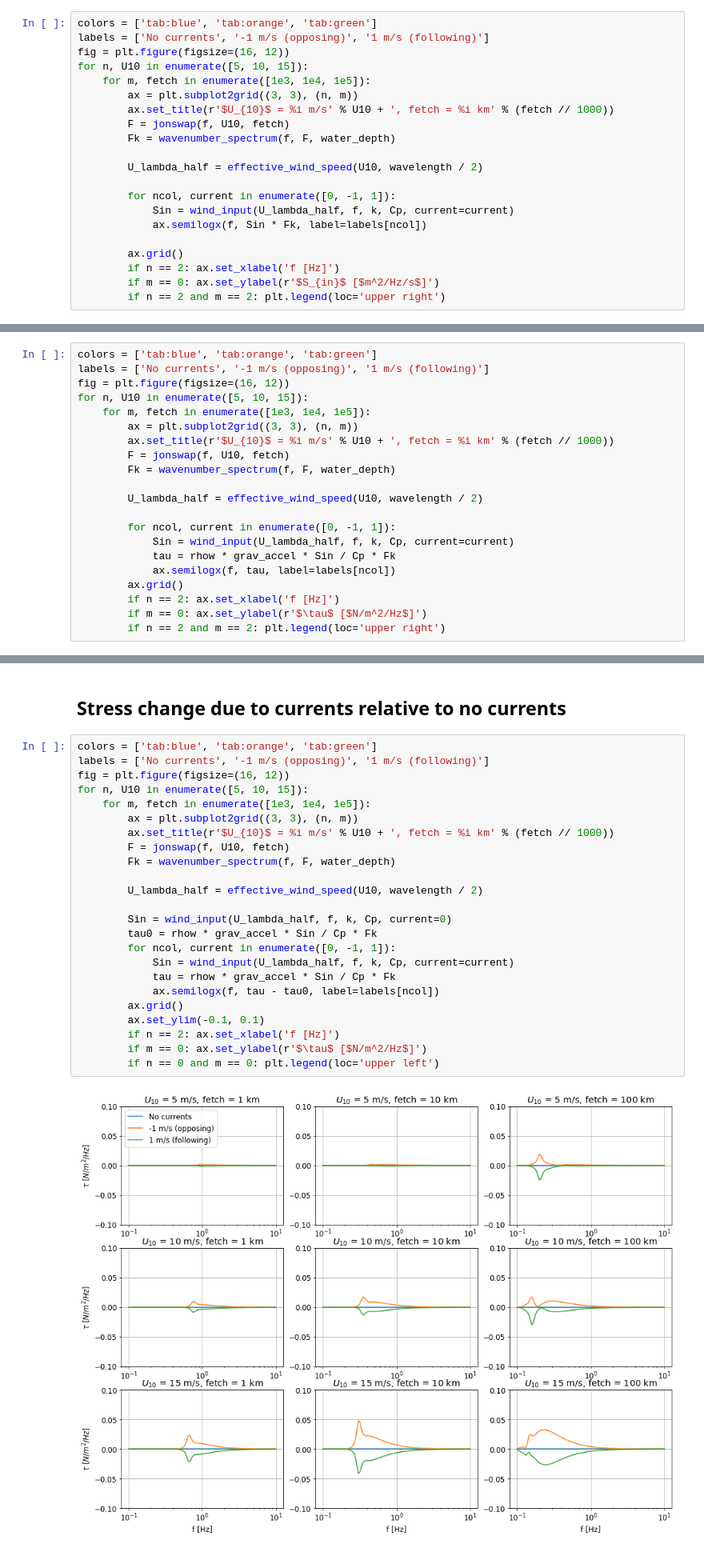
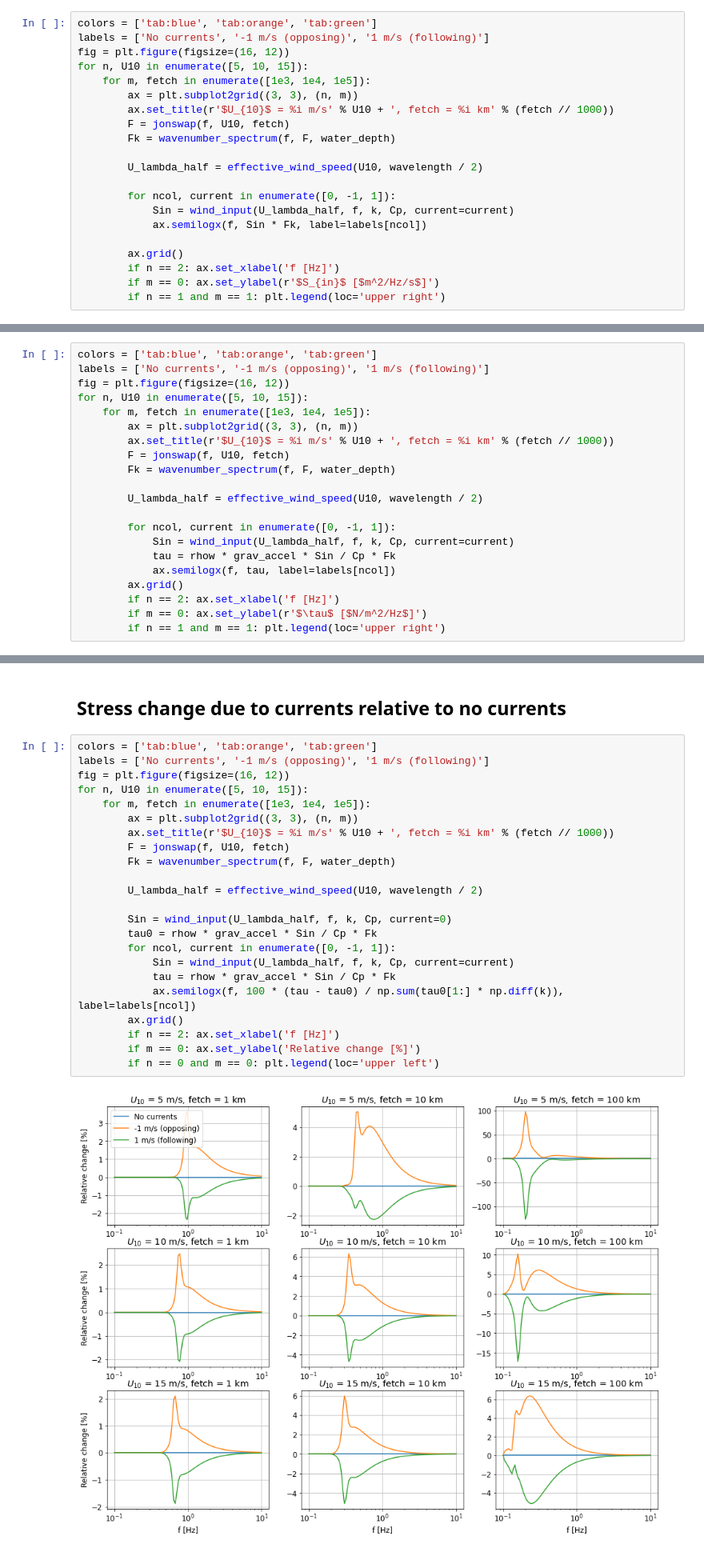
Before and after one commit to sustain-lab/stress-current-interactions, a Jupyter notebook: jonswap.ipynb, the cells around one changed output, grey strips where cells are left out. Shown at 80% size. Drawn from its saved outputs; the diff is of its cells as text.

Commit message:
fix Sin equations and update the relative change due to currents plot

```diff
--- a/jonswap.ipynb
+++ b/jonswap.ipynb
@@ -193,5 +192,5 @@ for n, U10 in enumerate([5, 10, 15]):
         ax.grid()
         if n == 2: ax.set_xlabel('f [Hz]')
         if m == 0: ax.set_ylabel(r'$S_{in}$ [$m^2/Hz/s$]')
-        if n == 2 and m == 2: plt.legend(loc='upper right')
+        if n == 1 and m == 1: plt.legend(loc='upper right')
 # %% [output]
@@ -224,5 +225,5 @@ for n, U10 in enumerate([5, 10, 15]):
         ax.grid()
         if n == 2: ax.set_xlabel('f [Hz]')
         if m == 0: ax.set_ylabel(r'$\tau$ [$N/m^2/Hz$]')
-        if n == 2 and m == 2: plt.legend(loc='upper right')
+        if n == 1 and m == 1: plt.legend(loc='upper right')
 # %% [output]
@@ -232,29 +233,28 @@ for n, U10 in enumerate([5, 10, 15]):
 # %%
 colors = ['tab:blue', 'tab:orange', 'tab:green']
 labels = ['No currents', '-1 m/s (opposing)', '1 m/s (following)']
 fig = plt.figure(figsize=(16, 12))
 for n, U10 in enumerate([5, 10, 15]):
     for m, fetch in enumerate([1e3, 1e4, 1e5]):
         ax = plt.subplot2grid((3, 3), (n, m))
         ax.set_title(r'$U_{10}$ = %i m/s' % U10 + ', fetch = %i km' % (fetch // 1000))
         F = jonswap(f, U10, fetch)
         Fk = wavenumber_spectrum(f, F, water_depth)
 
         U_lambda_half = effective_wind_speed(U10, wavelength / 2)
 
         Sin = wind_input(U_lambda_half, f, k, Cp, current=0)
         tau0 = rhow * grav_accel * Sin / Cp * Fk
         for ncol, current in enumerate([0, -1, 1]):
             Sin = wind_input(U_lambda_half, f, k, Cp, current=current)
             tau = rhow * grav_accel * Sin / Cp * Fk
-            ax.semilogx(f, tau - tau0, label=labels[ncol])
+            ax.semilogx(f, 100 * (tau - tau0) / np.sum(tau0[1:] * np.diff(k)), label=labels[ncol])
         ax.grid()
-        ax.set_ylim(-0.1, 0.1)
         if n == 2: ax.set_xlabel('f [Hz]')
-        if m == 0: ax.set_ylabel(r'$\tau$ [$N/m^2/Hz$]')
+        if m == 0: ax.set_ylabel('Relative change [%]')
         if n == 0 and m == 0: plt.legend(loc='upper left')
 # %% [output]
-[figure, old version]
+[figure, new version]
 # %% [markdown]
 ## Form drag as function of wind speed, fetch, and current
 # %%
```
Also changed, not shown: parts of 5 cells of this notebook.
